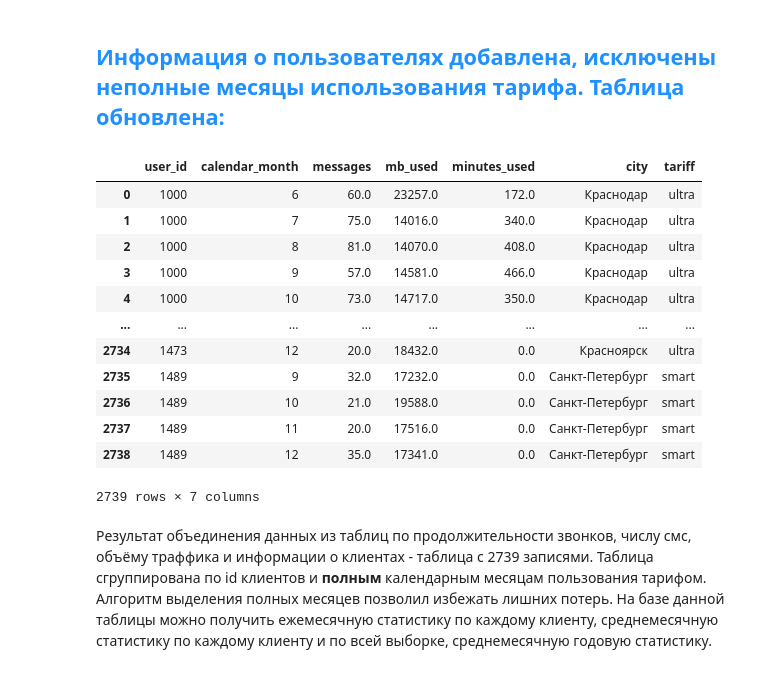
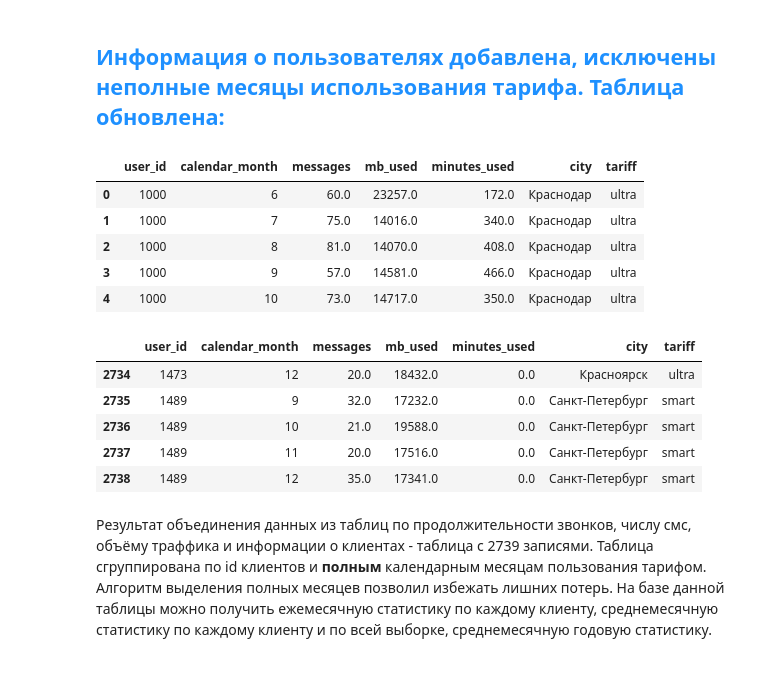
Before and after one commit to Affernus/Data_Science_projects, a Jupyter notebook: Mobile-communication-tariffs-profit-analysis/mobile-communication-tariffs-profit-analysis.ipynb, the cells around one changed output. Cells and saved outputs as stored; diff of their text form; code cells hidden in the pictures.

```diff
--- a/Mobile-communication-tariffs-profit-analysis/mobile-communication-tariffs-profit-analysis.ipynb
+++ b/Mobile-communication-tariffs-profit-analysis/mobile-communication-tariffs-profit-analysis.ipynb
@@ -722,22 +722,22 @@ col_for_analisys_list = ['user_id', 'calendar_month', 'messages', 'mb_used', 'mi
 stat_by_calendar_month = stat_by_calendar_month[col_for_analisys_list]
 # %% [markdown]
 <h2 style="color:DodgerBlue">Информация о пользователях добавлена, исключены неполные месяцы использования тарифа. Таблица обновлена:</h2>
-# %%
-stat_by_calendar_month
-# %% [output]
-|  | user_id | calendar_month | messages | mb_used | minutes_used | city | tariff |
-| 0 | 1000 | 6 | 60.0 | 23257.0 | 172.0 | Краснодар | ultra |
-| 1 | 1000 | 7 | 75.0 | 14016.0 | 340.0 | Краснодар | ultra |
-| 2 | 1000 | 8 | 81.0 | 14070.0 | 408.0 | Краснодар | ultra |
-| 3 | 1000 | 9 | 57.0 | 14581.0 | 466.0 | Краснодар | ultra |
-| 4 | 1000 | 10 | 73.0 | 14717.0 | 350.0 | Краснодар | ultra |
-| ... | ... | ... | ... | ... | ... | ... | ... |
-| 2734 | 1473 | 12 | 20.0 | 18432.0 | 0.0 | Красноярск | ultra |
-| 2735 | 1489 | 9 | 32.0 | 17232.0 | 0.0 | Санкт-Петербург | smart |
-| 2736 | 1489 | 10 | 21.0 | 19588.0 | 0.0 | Санкт-Петербург | smart |
-| 2737 | 1489 | 11 | 20.0 | 17516.0 | 0.0 | Санкт-Петербург | smart |
-| 2738 | 1489 | 12 | 35.0 | 17341.0 | 0.0 | Санкт-Петербург | smart |
-2739 rows × 7 columns
+# %%
+display(stat_by_calendar_month.head())
+display(stat_by_calendar_month.tail())
+# %% [output]
+|  | user_id | calendar_month | messages | mb_used | minutes_used | city | tariff |
+| 0 | 1000 | 6 | 60.0 | 23257.0 | 172.0 | Краснодар | ultra |
+| 1 | 1000 | 7 | 75.0 | 14016.0 | 340.0 | Краснодар | ultra |
+| 2 | 1000 | 8 | 81.0 | 14070.0 | 408.0 | Краснодар | ultra |
+| 3 | 1000 | 9 | 57.0 | 14581.0 | 466.0 | Краснодар | ultra |
+| 4 | 1000 | 10 | 73.0 | 14717.0 | 350.0 | Краснодар | ultra |
+|  | user_id | calendar_month | messages | mb_used | minutes_used | city | tariff |
+| 2734 | 1473 | 12 | 20.0 | 18432.0 | 0.0 | Красноярск | ultra |
+| 2735 | 1489 | 9 | 32.0 | 17232.0 | 0.0 | Санкт-Петербург | smart |
+| 2736 | 1489 | 10 | 21.0 | 19588.0 | 0.0 | Санкт-Петербург | smart |
+| 2737 | 1489 | 11 | 20.0 | 17516.0 | 0.0 | Санкт-Петербург | smart |
+| 2738 | 1489 | 12 | 35.0 | 17341.0 | 0.0 | Санкт-Петербург | smart |
 # %% [markdown]
 Результат объединения данных из таблиц по продолжительности звонков, числу смс, объёму траффика и информации о клиентах - таблица с 2739 записями. Таблица сгруппирована по id клиентов и **полным** календарным месяцам пользования тарифом. Алгоритм выделения полных месяцев позволил избежать лишних потерь. На базе данной таблицы можно получить ежемесячную статистику по каждому клиенту, среднемесячную статистику по каждому клиенту и по всей выборке, среднемесячную годовую статистику.
 # %% [markdown]
```
Also changed, not shown: parts of 4 cells of this notebook, 11 other files.
